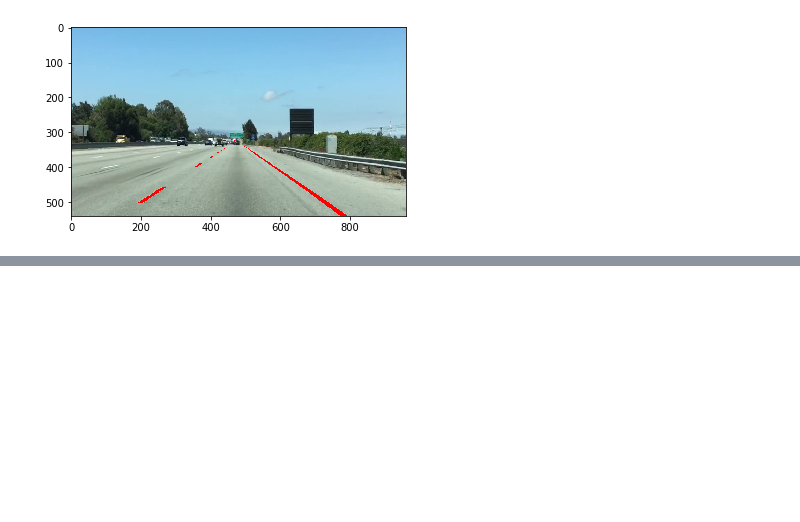
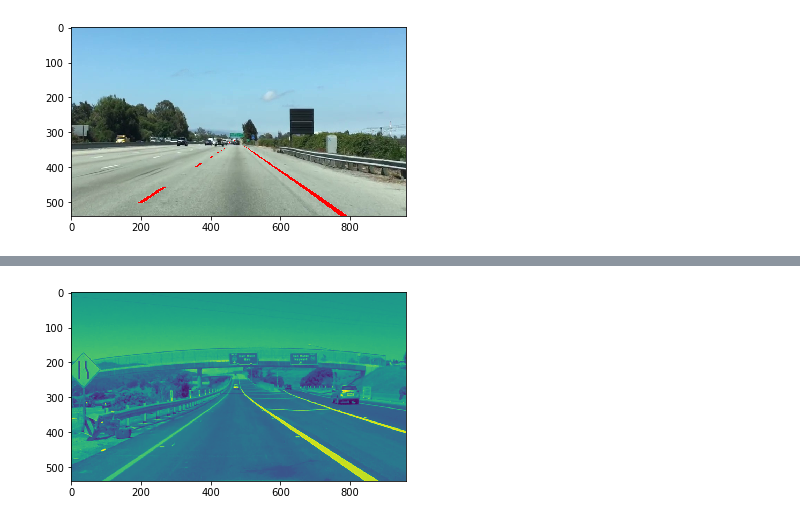
Before and after one commit to sarath054/self-driving-car-nano-degree, a Jupyter notebook: learn-t1-l2/l2.ipynb, the cells around one changed output, grey strips where cells are left out. Cells and saved outputs as stored; diff of their text form; code cells hidden in the pictures; blank space fills up the shorter version.

```diff
--- a/learn-t1-l2/l2.ipynb
+++ b/learn-t1-l2/l2.ipynb
@@ -85,0 +102,7 @@ plt.show()
+# %%
+img_gray = cv2.cvtColor(image, cv2.COLOR_RGB2GRAY)
+
+plt.imshow(img_gray)
+plt.show()
+# %% [output]
+[figure, added]
```
Also changed, not shown: parts of 3 cells of this notebook, 1 other file.
